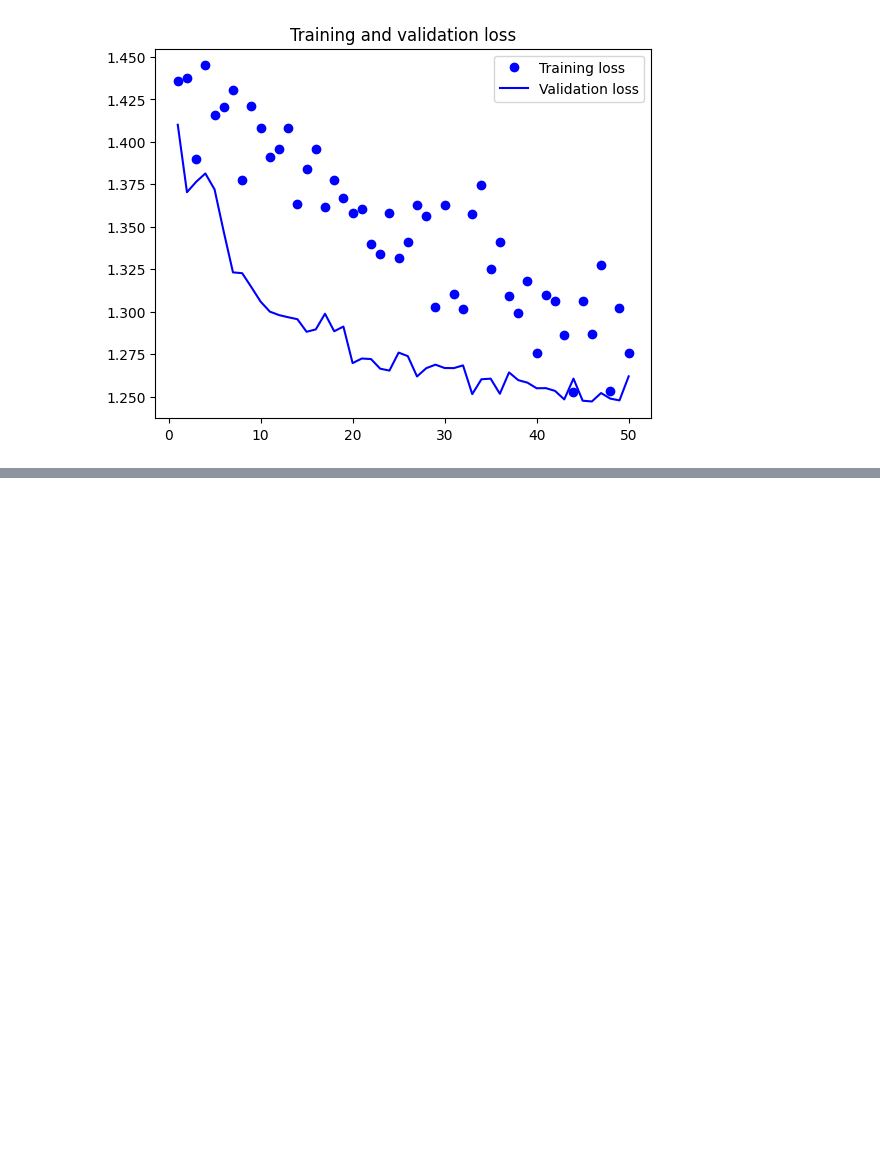
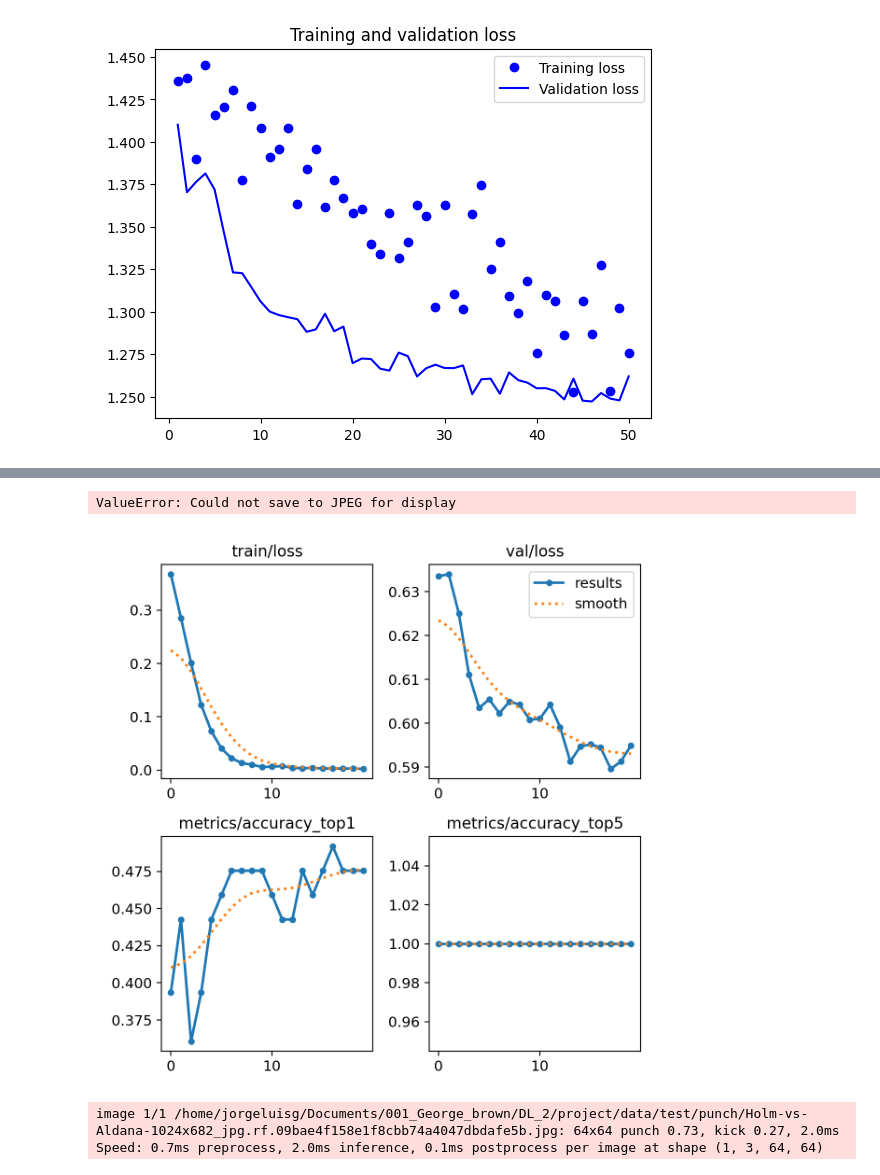
Before and after one commit to jorgeluisgalarraga/kick-and-punch-detection, a Jupyter notebook: kickpunchdetection.ipynb, the cells around one changed output, grey strips where cells are left out. Drawn from its saved outputs; the diff is of its cells as text; code cells hidden in the pictures; blank space fills up the shorter version.

Commit message:
Update original notebook to add Yolo, and add yolo results folder

```diff
--- a/kickpunchdetection.ipynb
+++ b/kickpunchdetection.ipynb
@@ -504,0 +531,5 @@ plt.show()
+# %%
+PIL.Image.open('/home/jorgeluisg/Documents/001_George_brown/DL_2/project/runs/classify/train9/results.png')
+# %% [output]
+ValueError: Could not save to JPEG for display
+[figure, added]
@@ -504,0 +540,6 @@ plt.show()
+# %%
+# Predict with the model
+results = predict(source)  # predict on an image
+# %% [output]
+image 1/1 /home/jorgeluisg/Documents/001_George_brown/DL_2/project/data/test/punch/Holm-vs-Aldana-1024x682_jpg.rf.09bae4f158e1f8cbb74a4047dbdafe5b.jpg: 64x64 punch 0.73, kick 0.27, 2.0ms
+Speed: 0.7ms preprocess, 2.0ms inference, 0.1ms postprocess per image at shape (1, 3, 64, 64)
```
Also changed, not shown: parts of 7 cells of this notebook, 2 other files.
